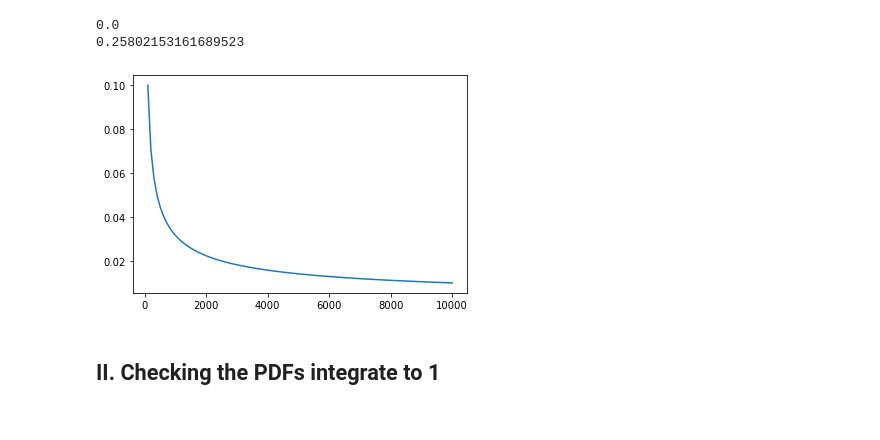
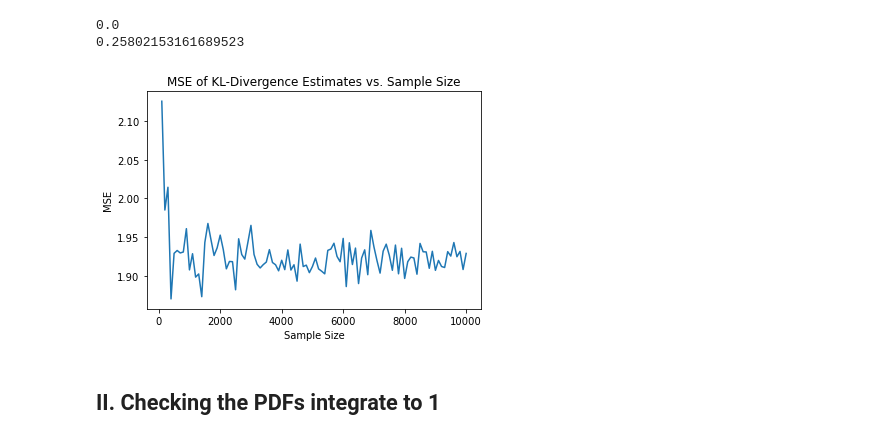
Before and after one commit to Photrek/Nonlinear-Statistical-Coupling, a Jupyter notebook: workspace/john/Coupled Entropy Functions Testing.ipynb, the cells around one changed output. Cells and saved outputs as stored; diff of their text form; code cells hidden in the pictures.

Commit message:
Testing coupled divergence.

```diff
--- a/workspace/john/Coupled Entropy Functions Testing.ipynb
+++ b/workspace/john/Coupled Entropy Functions Testing.ipynb
@@ -387,11 +387,57 @@ print(cef.coupled_divergence(scipy_normal.pdf,
 # %% [output]
 0.0
 0.25802153161689523
-# %%
-plt.plot(sample_sizes, sample_sizes**(-0.5))
-plt.show()
-# %% [output]
-[figure, removed]
+# %%
+loc_alt, scale_alt = 1., 2.
+
+scipy_normal_alt = norm(loc_alt, scale_alt)
+
+exact_divergence = (np.log(scale) - np.log(scale_alt)) + (scale**2 + (loc-loc_alt)**2)/(2*scale_alt**2) - 0.5
+
+num_sims_per_sample_size = 2
+
+min_n, max_n, num = 100, 10000, 100
+sample_sizes = np.linspace(min_n, max_n, num)
+
+# Create vector of all integers from 0 to 1000 inclusive to be candidates for random seeds.
+potential_seeds = np.arange(0, 100000, 1)
+
+mean_squared_errors = []
+for n in sample_sizes:
+
+
+    squared_errors = []
+
+    for i in range(num_sims_per_sample_size):
+
+        # Choose a seed from the potential seeds to be the random seeds for the round.
+        seed = np.random.choice(potential_seeds, size=1)
+
+        kl_estimate = cef.coupled_divergence(scipy_normal.pdf,
+                             scipy_normal_alt.pdf,
+                             scipy_normal.rvs,
+                             kappa=0.0,
+                             alpha=1.0,
+                             dim=1,
+                             root=False,
+                             n=int(n),
+                             seed=seed)
+
+        squared_error = (exact_divergence - kl_estimate)**2
+        squared_errors.append(squared_error)
+
+
+
+    # Add the mean ratio to the list of mean ratios.
+    mean_squared_errors.append(np.mean(squared_errors))
+
+plt.plot(sample_sizes, mean_squared_errors)
+plt.xlabel("Sample Size")
+plt.ylabel("MSE")
+plt.title("MSE of KL-Divergence Estimates vs. Sample Size")
+plt.show()
+# %% [output]
+[figure, added]
 # %% [markdown]
 ## II. Checking the PDFs integrate to 1
 # %%
```
